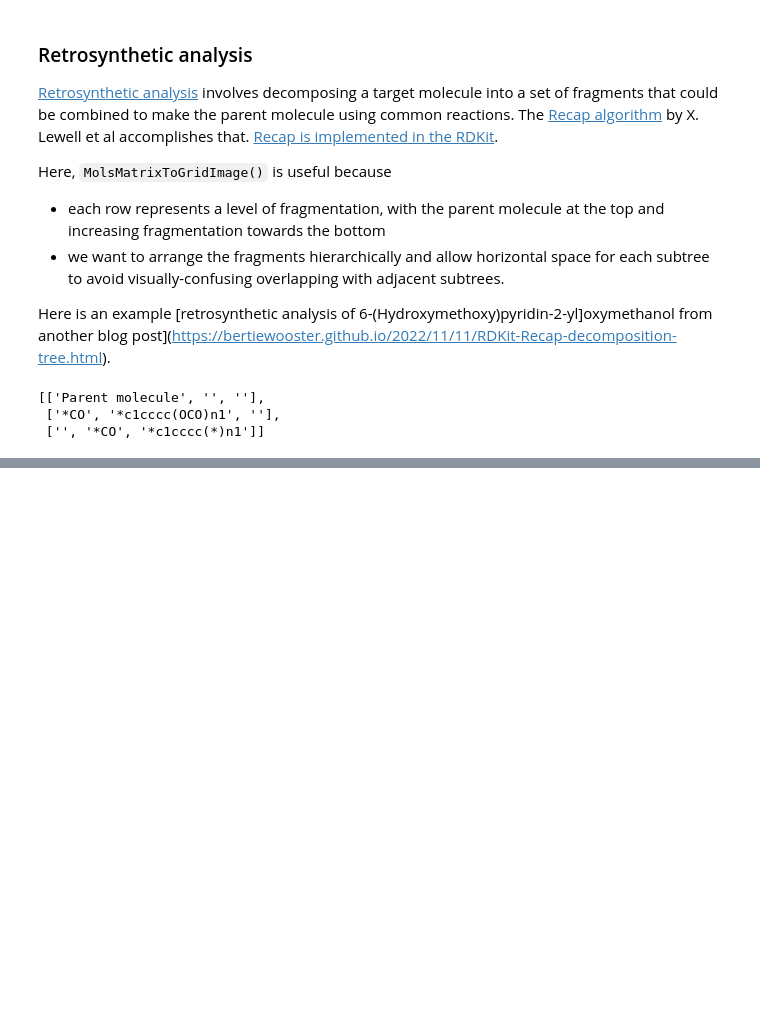
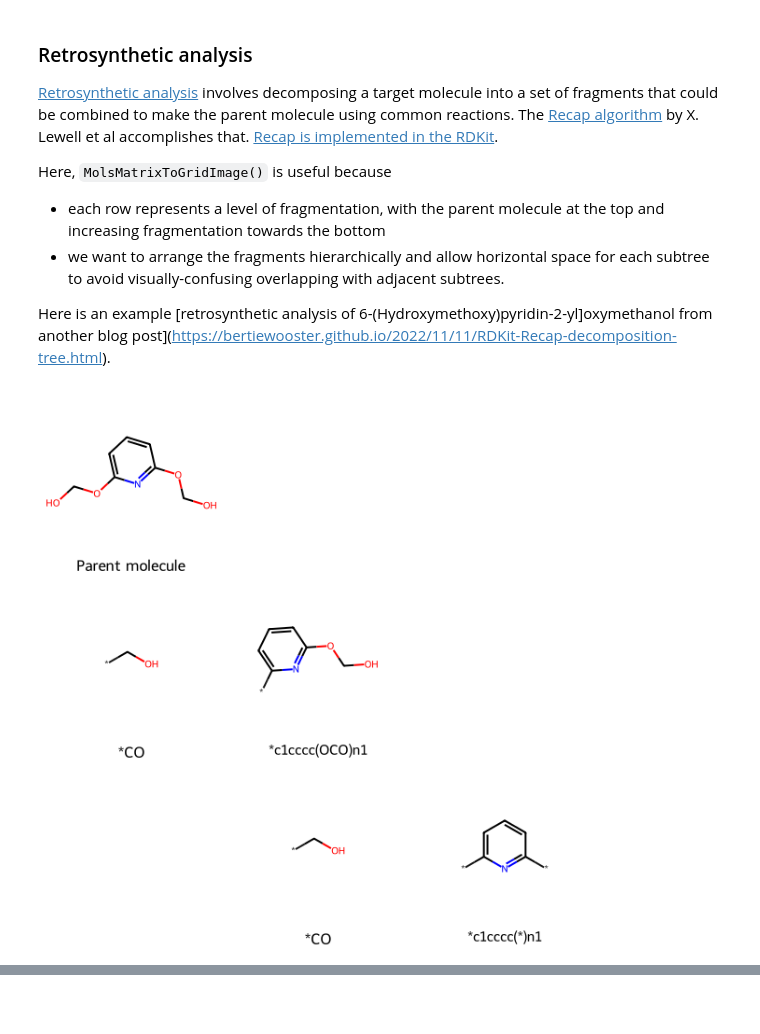
Before and after one commit to bertiewooster/rdkit_blog, a Jupyter notebook: notebooks/Plotting Rows and Columns of Molecules with MolsMatrixToGridImage.ipynb, the cells around one changed output, grey strips where cells are left out. Saved outputs shown, nothing was run; the diff lists cells and outputs as text; code cells hidden in the pictures; blank space fills up the shorter version.

```diff
--- a/notebooks/Plotting Rows and Columns of Molecules with MolsMatrixToGridImage.ipynb
+++ b/notebooks/Plotting Rows and Columns of Molecules with MolsMatrixToGridImage.ipynb
@@ -116,15 +152,19 @@ Here, `MolsMatrixToGridImage()` is useful because
 - we want to arrange the fragments hierarchically and allow horizontal space for each subtree to avoid visually-confusing overlapping with adjacent subtrees.
 
 Here is an example [retrosynthetic analysis of 6-(Hydroxymethoxy)pyridin-2-yl]oxymethanol from another blog post](https://bertiewooster.github.io/2022/11/11/RDKit-Recap-decomposition-tree.html).
+# %%
+retrosynSmiles = ['OCOc1cccc(OCO)n1', '', '', '*CO', '*c1cccc(OCO)n1', '', '', '*CO', '*c1cccc(*)n1']
+retrosynMols = [Chem.MolFromSmiles(smile) for smile in retrosynSmiles]
+retrosynLegends = ['Parent molecule', '', '', '*CO', '*c1cccc(OCO)n1', '', '', '*CO', '*c1cccc(*)n1']
+MolsToGridImage(mols=retrosynMols, legends=retrosynLegends, molsPerRow=3)
+# %% [output]
+[figure, added]
 # %%
-fragmentMatrix = [['OCOc1cccc(OCO)n1', '', ''],
+retrosynSmilesMatrix = [['OCOc1cccc(OCO)n1', '', ''],
  ['*CO', '*c1cccc(OCO)n1', ''],
  ['', '*CO', '*c1cccc(*)n1']]
-fragmentLegendMatrix = fragmentMatrix.copy()
-fragmentLegendMatrix[0][0] = "Parent molecule"
-fragmentLegendMatrix
+retrosynLegendsMatrix = copy.deepcopy(retrosynSmilesMatrix)
+retrosynLegendsMatrix[0][0] = "Parent molecule"
+# retrosynLegendsMatrix
+# retrosynMolsMatrix
 # MolsMatrixToGridImage(fragment_grid, legends=fragmentLegendMatrix)
-# %% [output]
-[['Parent molecule', '', ''],
- ['*CO', '*c1cccc(OCO)n1', ''],
- ['', '*CO', '*c1cccc(*)n1']]
```
Also changed, not shown: parts of 7 cells of this notebook.
